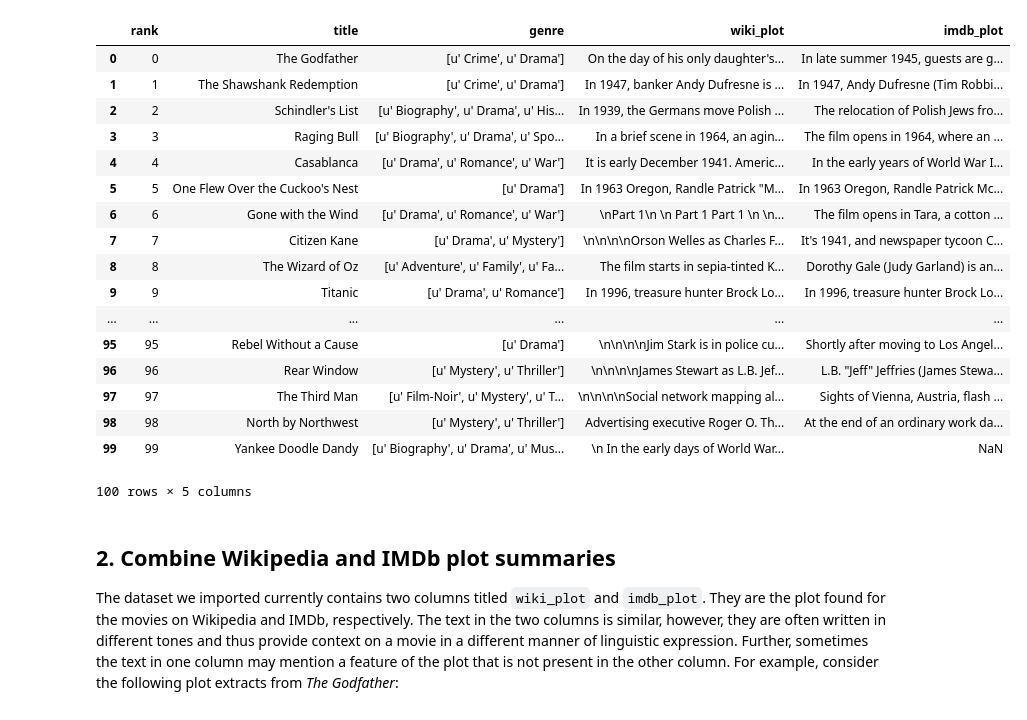
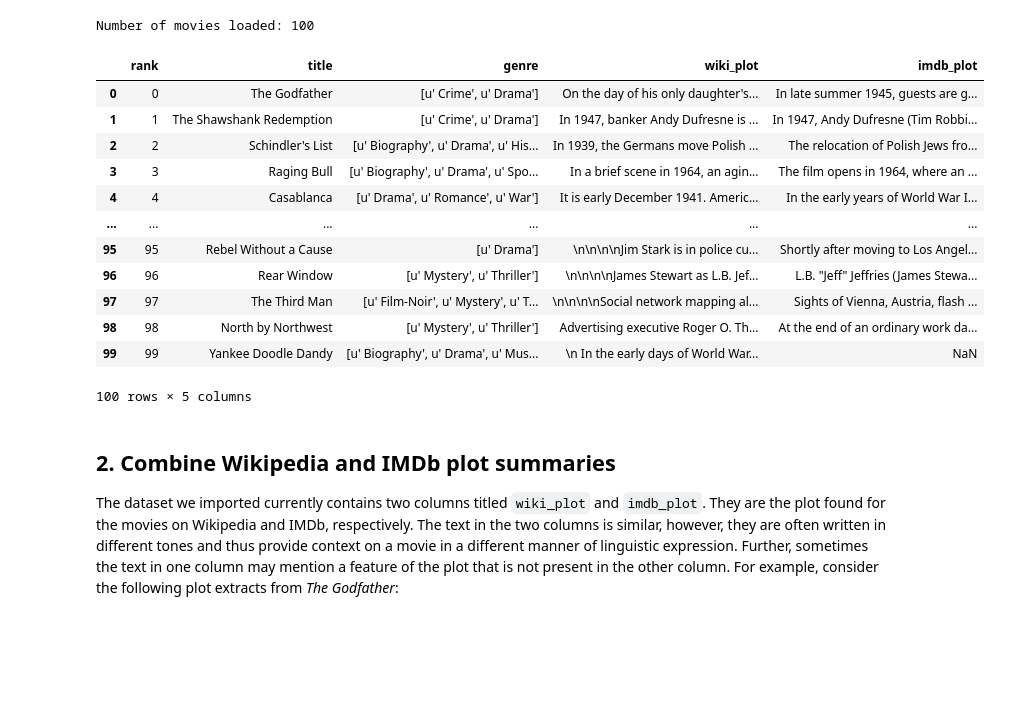
Before and after one commit to LarryEze/Python-R-Projects, a Jupyter notebook: Python/Find Movie Similarity from Plot Summaries/notebook.ipynb, the cells around one changed output. Drawn from its saved outputs; the diff is of its cells as text; code cells hidden in the pictures; blank space fills up the shorter version.

Commit message:
Find movie similarity from plot summaries

```diff
--- a/Python/Find Movie Similarity from Plot Summaries/notebook.ipynb
+++ b/Python/Find Movie Similarity from Plot Summaries/notebook.ipynb
@@ -11,6 +11,7 @@
 import numpy as np
 import pandas as pd
 import nltk
+nltk.download('punkt')
 
 # Set seed for reproducibility
 np.random.seed(5)
@@ -27,21 +30,17 @@ Number of movies loaded: 100
+Number of movies loaded: 100
 |  | rank | title | genre | wiki_plot | imdb_plot |
 | 0 | 0 | The Godfather | [u' Crime', u' Drama'] | On the day of his only daughter's... | In late summer 1945, guests are g... |
 | 1 | 1 | The Shawshank Redemption | [u' Crime', u' Drama'] | In 1947, banker Andy Dufresne is ... | In 1947, Andy Dufresne (Tim Robbi... |
 | 2 | 2 | Schindler's List | [u' Biography', u' Drama', u' His... | In 1939, the Germans move Polish ... | The relocation of Polish Jews fro... |
 | 3 | 3 | Raging Bull | [u' Biography', u' Drama', u' Spo... | In a brief scene in 1964, an agin... | The film opens in 1964, where an ... |
 | 4 | 4 | Casablanca | [u' Drama', u' Romance', u' War'] | It is early December 1941. Americ... | In the early years of World War I... |
-| 5 | 5 | One Flew Over the Cuckoo's Nest | [u' Drama'] | In 1963 Oregon, Randle Patrick "M... | In 1963 Oregon, Randle Patrick Mc... |
-| 6 | 6 | Gone with the Wind | [u' Drama', u' Romance', u' War'] | \nPart 1\n \n Part 1 Part 1 \n \n... | The film opens in Tara, a cotton ... |
-| 7 | 7 | Citizen Kane | [u' Drama', u' Mystery'] | \n\n\n\nOrson Welles as Charles F... | It's 1941, and newspaper tycoon C... |
-| 8 | 8 | The Wizard of Oz | [u' Adventure', u' Family', u' Fa... | The film starts in sepia-tinted K... | Dorothy Gale (Judy Garland) is an... |
-| 9 | 9 | Titanic | [u' Drama', u' Romance'] | In 1996, treasure hunter Brock Lo... | In 1996, treasure hunter Brock Lo... |
 | ... | ... | ... | ... | ... | ... |
 | 95 | 95 | Rebel Without a Cause | [u' Drama'] | \n\n\n\nJim Stark is in police cu... | Shortly after moving to Los Angel... |
 | 96 | 96 | Rear Window | [u' Mystery', u' Thriller'] | \n\n\n\nJames Stewart as L.B. Jef... | L.B. "Jeff" Jeffries (James Stewa... |
 | 97 | 97 | The Third Man | [u' Film-Noir', u' Mystery', u' T... | \n\n\n\nSocial network mapping al... | Sights of Vienna, Austria, flash ... |
 | 98 | 98 | North by Northwest | [u' Mystery', u' Thriller'] | Advertising executive Roger O. Th... | At the end of an ordinary work da... |
 | 99 | 99 | Yankee Doodle Dandy | [u' Biography', u' Drama', u' Mus... | \n In the early days of World War... | NaN |
-100 rows × 5 columns
+100 rows × 5 columns
 # %% [markdown]
 ## 2. Combine Wikipedia and IMDb plot summaries
 <p>The dataset we imported currently contains two columns titled <code>wiki_plot</code> and <code>imdb_plot</code>. They are the plot found for the movies on Wikipedia and IMDb, respectively. The text in the two columns is similar, however, they are often written in different tones and thus provide context on a movie in a different manner of linguistic expression. Further, sometimes the text in one column may mention a feature of the plot that is not present in the other column. For example, consider the following plot extracts from <em>The Godfather</em>:</p>
```
Also changed, not shown: parts of 7 cells of this notebook.
